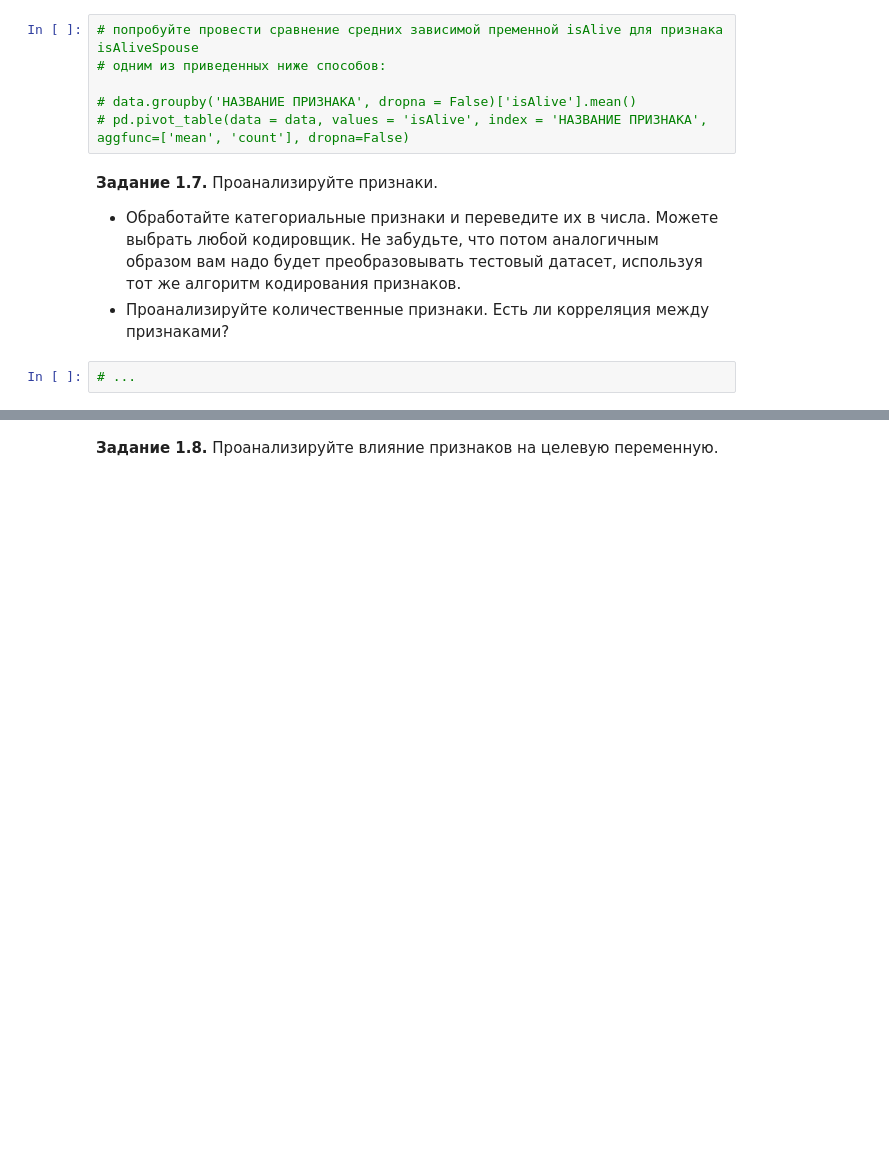
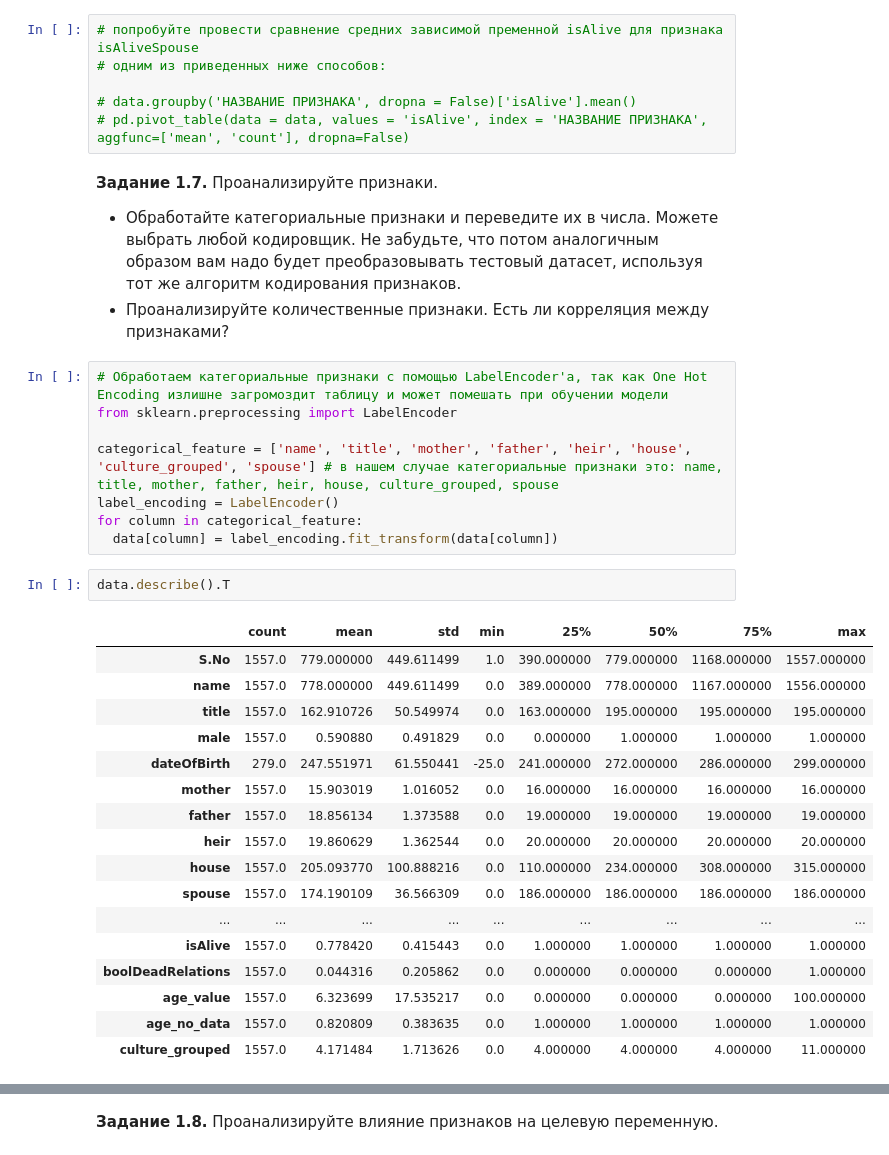
Before and after one commit to bbalandin/Trial, a Jupyter notebook: week_01_ml_intro/Homework/hw_1_game_of_thrones.ipynb, the cells around one changed output, grey strips where cells are left out. Drawn from its saved outputs; the diff is of its cells as text; blank space fills up the shorter version.

```diff
--- a/week_01_ml_intro/Homework/hw_1_game_of_thrones.ipynb
+++ b/week_01_ml_intro/Homework/hw_1_game_of_thrones.ipynb
@@ -430,5 +464,31 @@ data.describe(include = [...]).T[['count', 'min', 'max']].assign(N_unique_values
 **Задание 1.7.** Проанализируйте признаки.
   * Обработайте категориальные признаки и переведите их в числа. Можете выбрать любой кодировщик. Не забудьте, что потом аналогичным образом вам надо будет преобразовывать тестовый датасет, используя тот же алгоритм кодирования признаков.
   * Проанализируйте количественные признаки. Есть ли корреляция между признаками?
-# %%
-# ...
+# %%
+# Обработаем категориальные признаки с помощью LabelEncoder'а, так как One Hot Encoding излишне загромоздит таблицу и может помешать при обучении модели
+from sklearn.preprocessing import LabelEncoder
+
+categorical_feature = ['name', 'title', 'mother', 'father', 'heir', 'house', 'culture_grouped', 'spouse'] # в нашем случае категориальные признаки это: name, title, mother, father, heir, house, culture_grouped, spouse
+label_encoding = LabelEncoder()
+for column in categorical_feature:
+  data[column] = label_encoding.fit_transform(data[column])
+# %%
+data.describe().T
+# %% [output]
+|  | count | mean | std | min | 25% | 50% | 75% | max |
+| S.No | 1557.0 | 779.000000 | 449.611499 | 1.0 | 390.000000 | 779.000000 | 1168.000000 | 1557.000000 |
+| name | 1557.0 | 778.000000 | 449.611499 | 0.0 | 389.000000 | 778.000000 | 1167.000000 | 1556.000000 |
+| title | 1557.0 | 162.910726 | 50.549974 | 0.0 | 163.000000 | 195.000000 | 195.000000 | 195.000000 |
+| male | 1557.0 | 0.590880 | 0.491829 | 0.0 | 0.000000 | 1.000000 | 1.000000 | 1.000000 |
+| dateOfBirth | 279.0 | 247.551971 | 61.550441 | -25.0 | 241.000000 | 272.000000 | 286.000000 | 299.000000 |
+| mother | 1557.0 | 15.903019 | 1.016052 | 0.0 | 16.000000 | 16.000000 | 16.000000 | 16.000000 |
+| father | 1557.0 | 18.856134 | 1.373588 | 0.0 | 19.000000 | 19.000000 | 19.000000 | 19.000000 |
+| heir | 1557.0 | 19.860629 | 1.362544 | 0.0 | 20.000000 | 20.000000 | 20.000000 | 20.000000 |
+| house | 1557.0 | 205.093770 | 100.888216 | 0.0 | 110.000000 | 234.000000 | 308.000000 | 315.000000 |
+| spouse | 1557.0 | 174.190109 | 36.566309 | 0.0 | 186.000000 | 186.000000 | 186.000000 | 186.000000 |
+| ... | ... | ... | ... | ... | ... | ... | ... | ... |
+| isAlive | 1557.0 | 0.778420 | 0.415443 | 0.0 | 1.000000 | 1.000000 | 1.000000 | 1.000000 |
+| boolDeadRelations | 1557.0 | 0.044316 | 0.205862 | 0.0 | 0.000000 | 0.000000 | 0.000000 | 1.000000 |
+| age_value | 1557.0 | 6.323699 | 17.535217 | 0.0 | 0.000000 | 0.000000 | 0.000000 | 100.000000 |
+| age_no_data | 1557.0 | 0.820809 | 0.383635 | 0.0 | 1.000000 | 1.000000 | 1.000000 | 1.000000 |
+| culture_grouped | 1557.0 | 4.171484 | 1.713626 | 0.0 | 4.000000 | 4.000000 | 4.000000 | 11.000000 |
```
Also changed, not shown: parts of 24 cells of this notebook.
